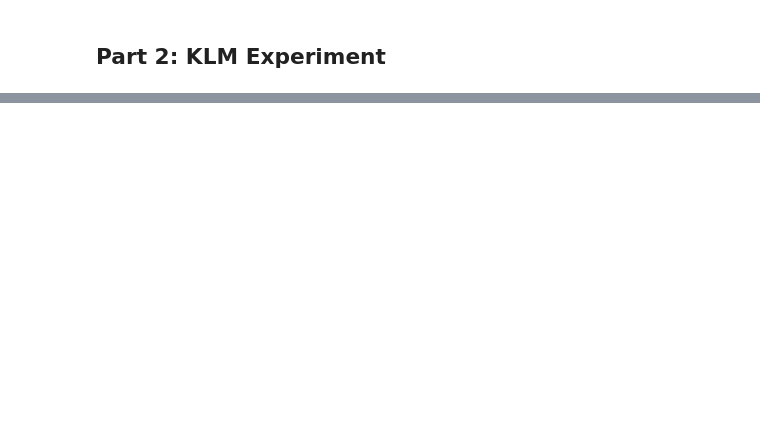
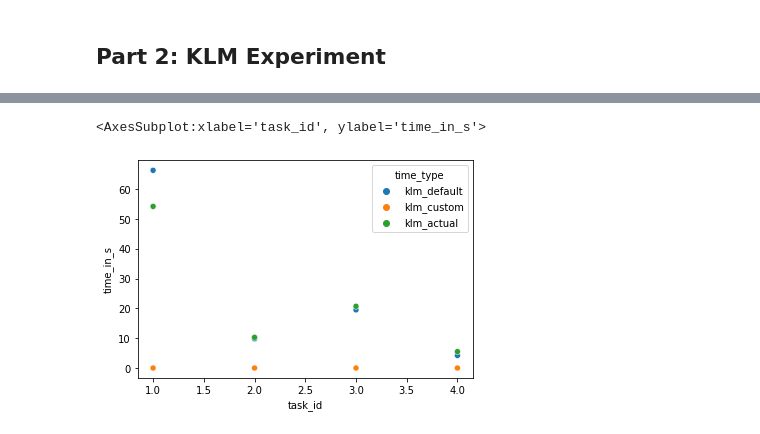
Before and after one commit to ITT-21SS-UR/assignment6-modellinginteraction-lm6, a Jupyter notebook: klm_report.ipynb, the cells around one changed output, grey strips where cells are left out. Cells and saved outputs as stored; diff of their text form; code cells hidden in the pictures; blank space fills up the shorter version.

```diff
--- a/klm_report.ipynb
+++ b/klm_report.ipynb
@@ -54,0 +176,5 @@ Predicted task completion time for the given operators using default klm values:
+# %%
+sns.scatterplot(x="task_id", y="time_in_s", hue="time_type", data=merged_df_long)
+# %% [output]
+<AxesSubplot:xlabel='task_id', ylabel='time_in_s'>
+[figure, added]
```
Also changed, not shown: parts of 26 cells of this notebook, 1 other file.
